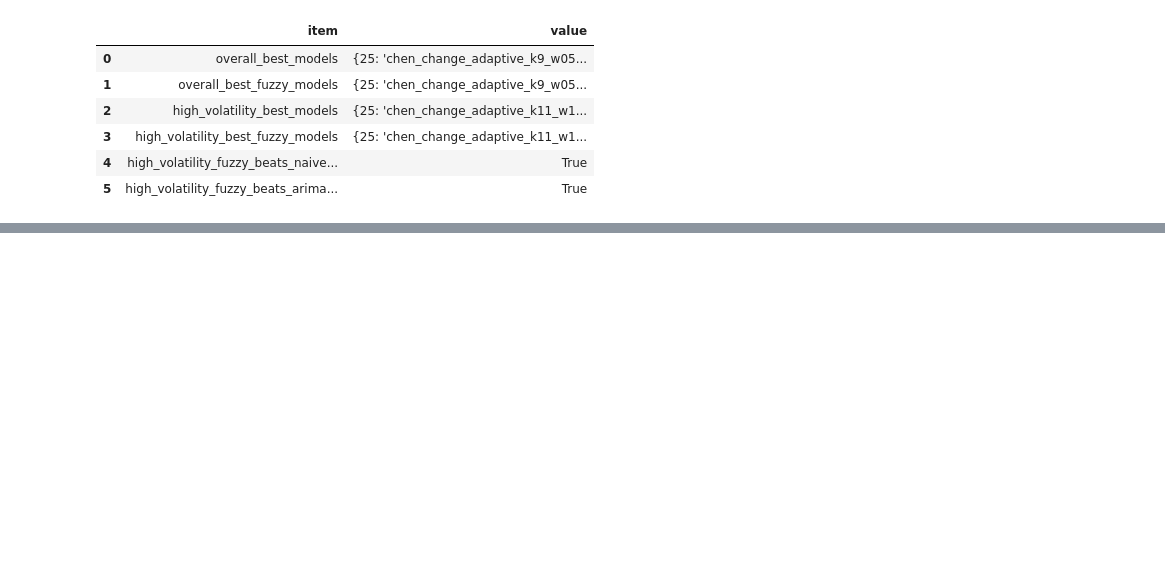
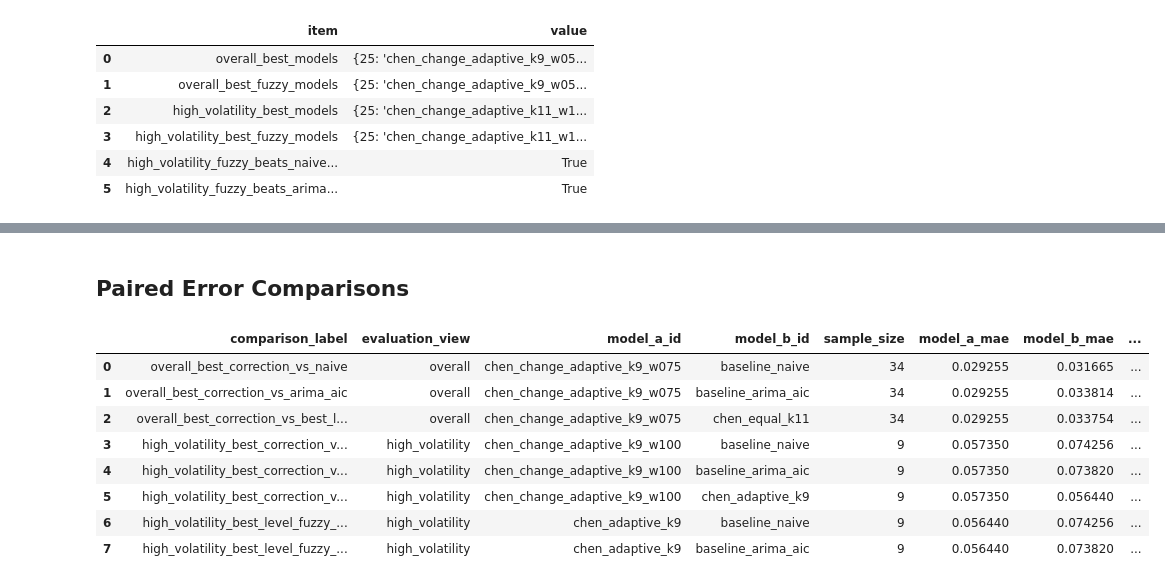
Before and after one commit to Richmiz/Fuzzy, a Jupyter notebook: notebooks/ghana_cocoa_yield_forecasting.ipynb, the cells around one changed output, grey strips where cells are left out. Cells and saved outputs as stored; diff of their text form; code cells hidden in the pictures; blank space fills up the shorter version.

```diff
--- a/notebooks/ghana_cocoa_yield_forecasting.ipynb
+++ b/notebooks/ghana_cocoa_yield_forecasting.ipynb
@@ -1029,0 +1152,28 @@ pd.DataFrame(interpretation.items(), columns=["item", "value"])
+# %% [markdown]
+## Paired Error Comparisons
+# %%
+paired_error_tests[[
+    "comparison_label",
+    "evaluation_view",
+    "model_a_id",
+    "model_b_id",
+    "sample_size",
+    "model_a_mae",
+    "model_b_mae",
+    "mae_difference_a_minus_b",
+    "model_a_better_count",
+    "model_b_better_count",
+    "wilcoxon_p_value",
+    "paired_loss_t_p_value",
+    "sign_test_p_value",
+]]
+# %% [output]
+|  | comparison_label | evaluation_view | model_a_id | model_b_id | sample_size | model_a_mae | model_b_mae | ... |
+| 0 | overall_best_correction_vs_naive | overall | chen_change_adaptive_k9_w075 | baseline_naive | 34 | 0.029255 | 0.031665 | ... |
+| 1 | overall_best_correction_vs_arima_aic | overall | chen_change_adaptive_k9_w075 | baseline_arima_aic | 34 | 0.029255 | 0.033814 | ... |
+| 2 | overall_best_correction_vs_best_l... | overall | chen_change_adaptive_k9_w075 | chen_equal_k11 | 34 | 0.029255 | 0.033754 | ... |
+| 3 | high_volatility_best_correction_v... | high_volatility | chen_change_adaptive_k9_w100 | baseline_naive | 9 | 0.057350 | 0.074256 | ... |
+| 4 | high_volatility_best_correction_v... | high_volatility | chen_change_adaptive_k9_w100 | baseline_arima_aic | 9 | 0.057350 | 0.073820 | ... |
+| 5 | high_volatility_best_correction_v... | high_volatility | chen_change_adaptive_k9_w100 | chen_adaptive_k9 | 9 | 0.057350 | 0.056440 | ... |
+| 6 | high_volatility_best_level_fuzzy_... | high_volatility | chen_adaptive_k9 | baseline_naive | 9 | 0.056440 | 0.074256 | ... |
+| 7 | high_volatility_best_level_fuzzy_... | high_volatility | chen_adaptive_k9 | baseline_arima_aic | 9 | 0.056440 | 0.073820 | ... |
```
Also changed, not shown: parts of 13 cells of this notebook, 45 other files.
